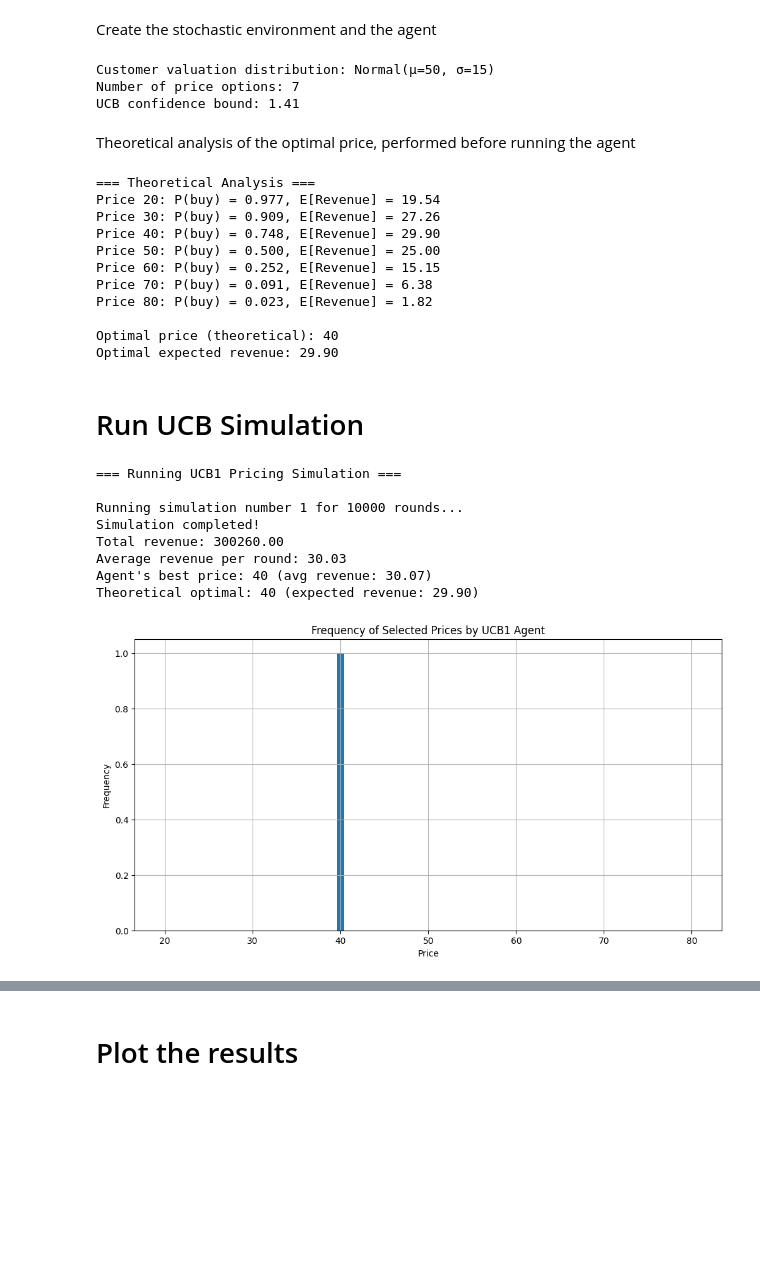
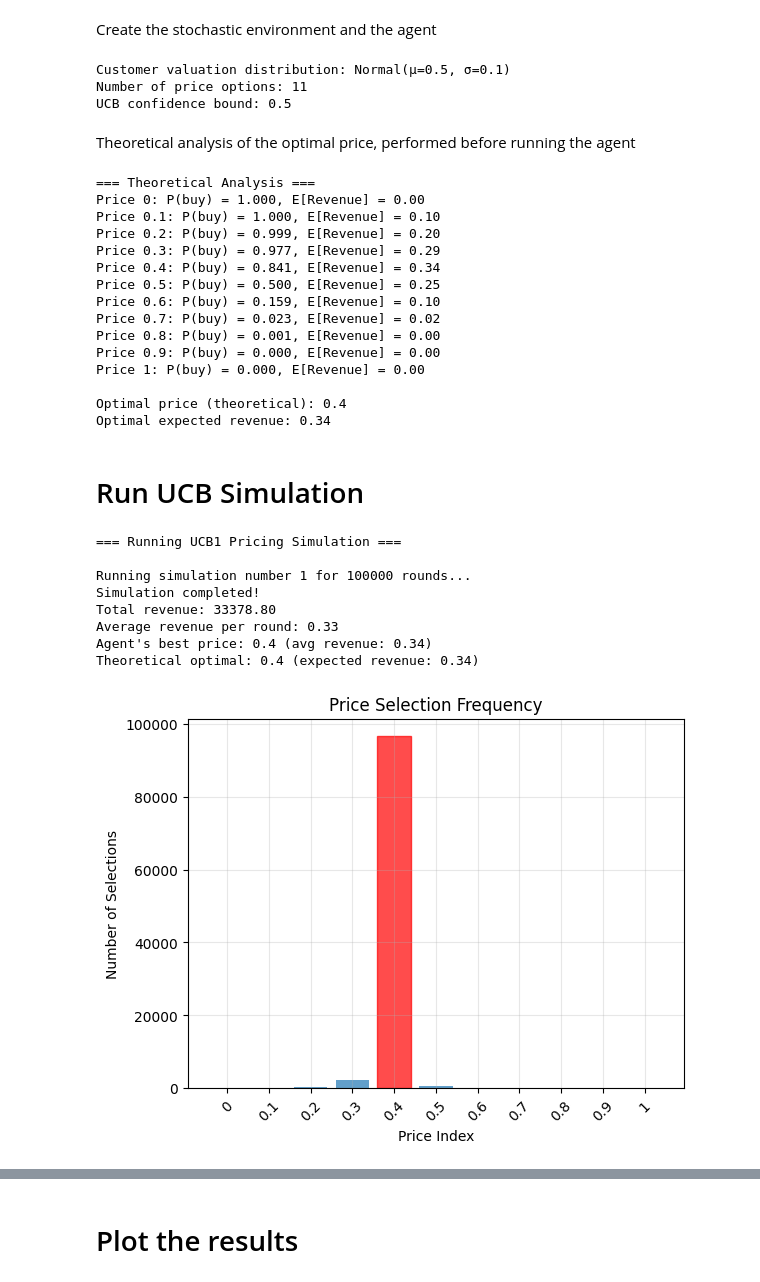
Before and after one commit to Filippo-Galli/Online-Learning-Application-project, a Jupyter notebook: 1_single_prod_stoc/main.ipynb, the cells around one changed output, grey strips where cells are left out. Drawn from its saved outputs; the diff is of its cells as text; code cells hidden in the pictures; blank space fills up the shorter version.

Commit message:
Task1 completato
Ho messo i prezzi tra 0 e 1 e tolto il demand noise, ma semplicemente fatto sampling della valuation tutte le volte come si farà anche nei task successivi

```diff
--- a/1_single_prod_stoc/main.ipynb
+++ b/1_single_prod_stoc/main.ipynb
@@ -43,10 +43,15 @@ class StochasticPricingEnvironment:
         Simulate one pricing round.
         Returns: (sale_made, revenue)
         """
+        # Draw a random customer valuation from the distribution
+        valuation = self.valuation_dist.rvs()
 
-        prob = self.demand_probability(price)
-        sale_made = np.random.binomial(1, prob)
+        # Customer purchases if their valuation >= price
+        sale_made = 1 if valuation >= price else 0
+
+        # Revenue is price if sale was made, 0 otherwise
         revenue = sale_made * price
+
         return sale_made, revenue
 # %% [markdown]
 # Agent
@@ -116,8 +121,8 @@ Create the stochastic environment and the agent
 # %%
 # Environment Configuration
 env_config = {
-    'valuation_mean': 50,  # Average customer valuation
-    'valuation_std': 15,   # Standard deviation of customer valuations
+    'valuation_mean': 0.5,  # Average customer valuation
+    'valuation_std': 0.1,   # Standard deviation of customer valuations
     'demand_noise_std': 0  # Noise in demand probability
 }
 
@@ -126,9 +131,8 @@ valuation_dist = stats.norm(loc=env_config['valuation_mean'], scale=env_config['
 
 # Agent configuration
 agent_params = {
-    'confidence_bound': 1.41,  # UCB exploration parameter
-    #'prices': [20, 25, 30, 35, 40, 45, 50, 55, 60, 65, 70, 75, 80]
-    'prices': [20, 30, 40, 50, 60,70, 80]
+    'confidence_bound': 0.5,  # UCB exploration parameter
+    'prices': [0,0.1, 0.2, 0.3, 0.4, 0.5,0.6,0.7,0.8,0.9,1]
 }
 
 print(f"Customer valuation distribution: Normal(μ={env_config['valuation_mean']}, σ={env_config['valuation_std']})")
@@ -138,9 +142,9 @@ print(f"UCB confidence bound: {agent_params['confidence_bound']}")
 # set random seed for reproducibility
 np.random.seed(42)
 # %% [output]
-Customer valuation distribution: Normal(μ=50, σ=15)
-Number of price options: 7
-UCB confidence bound: 1.41
+Customer valuation distribution: Normal(μ=0.5, σ=0.1)
+Number of price options: 11
+UCB confidence bound: 0.5
 # %% [markdown]
 Theoretical analysis of the optimal price, performed before running the agent
 # %%
@@ -154,7 +158,7 @@ for price in agent_params['prices']:
     demand_prob = 1 - valuation_dist.cdf(price)
     expected_revenue = price * demand_prob
     theoretical_revenues.append(expected_revenue)
-    print(f"Price {price:2d}: P(buy) = {demand_prob:.3f}, E[Revenue] = {expected_revenue:.2f}")
+    print(f"Price {price:}: P(buy) = {demand_prob:.3f}, E[Revenue] = {expected_revenue:.2f}")
 
 # Find the optimal price theoretically
 optimal_idx = np.argmax(theoretical_revenues)
@@ -173,23 +177,27 @@ optimal_info = {
 }
 # %% [output]
 === Theoretical Analysis ===
-Price 20: P(buy) = 0.977, E[Revenue] = 19.54
-Price 30: P(buy) = 0.909, E[Revenue] = 27.26
-Price 40: P(buy) = 0.748, E[Revenue] = 29.90
-Price 50: P(buy) = 0.500, E[Revenue] = 25.00
-Price 60: P(buy) = 0.252, E[Revenue] = 15.15
-Price 70: P(buy) = 0.091, E[Revenue] = 6.38
-Price 80: P(buy) = 0.023, E[Revenue] = 1.82
+Price 0: P(buy) = 1.000, E[Revenue] = 0.00
+Price 0.1: P(buy) = 1.000, E[Revenue] = 0.10
+Price 0.2: P(buy) = 0.999, E[Revenue] = 0.20
+Price 0.3: P(buy) = 0.977, E[Revenue] = 0.29
+Price 0.4: P(buy) = 0.841, E[Revenue] = 0.34
+Price 0.5: P(buy) = 0.500, E[Revenue] = 0.25
+Price 0.6: P(buy) = 0.159, E[Revenue] = 0.10
+Price 0.7: P(buy) = 0.023, E[Revenue] = 0.02
+Price 0.8: P(buy) = 0.001, E[Revenue] = 0.00
+Price 0.9: P(buy) = 0.000, E[Revenue] = 0.00
+Price 1: P(buy) = 0.000, E[Revenue] = 0.00
 
-Optimal price (theoretical): 40
-Optimal expected revenue: 29.90
+Optimal price (theoretical): 0.4
+Optimal expected revenue: 0.34
 # %% [markdown]
 # Run UCB Simulation
 # %%
 # Run UCB1 Pricing Simulation
 print("\n=== Running UCB1 Pricing Simulation ===")
 
-T = 10000  # Number of rounds
+T = 100000  # Number of rounds
 selected_prices = []
 revenues = []
 sales = []
@@ -221,48 +229,48 @@ for sim in range(n_simulations):
 
         # Agent updates its statistics
         agent.update(sale_made, revenue)
 
         # Record results
         selected_prices.append(price)
         revenues.append(revenue)
         sales.append(sale_made)
         total_revenue += revenue
         cumulative_revenue.append(total_revenue)
 
         # Print progress every 100 rounds
         # if (t + 1) % 100 == 0:
         #     avg_revenue = total_revenue / (t + 1)
         #     print(f"Round {t+1:4d}: Avg Revenue = {avg_revenue:.2f}, Current Price = {price}")
 
     print(f"Simulation completed!")
     print(f"Total revenue: {total_revenue:.2f}")
     print(f"Average revenue per round: {total_revenue/T:.2f}")
 
     # Agent's final statistics
     best_price, best_avg_revenue = agent.get_best_price()
     best_prices.append(best_price)
     print(f"Agent's best price: {best_price} (avg revenue: {best_avg_revenue:.2f})")
     print(f"Theoretical optimal: {optimal_price} (expected revenue: {optimal_revenue:.2f})")
 
-# Plot the selected prices frequency
-best_price_counts = np.bincount([agent_params['prices'].index(p) for p in best_prices], minlength=len(agent_params['prices']))
-plt.figure(figsize=(12, 6))
-plt.bar(agent_params['prices'], best_price_counts)
-plt.title('Frequency of Selected Prices by UCB1 Agent')
-plt.xlabel('Price')
-plt.ylabel('Frequency')
-plt.grid()
-plt.show()
+
+price_counts = np.bincount([agent_params['prices'].index(p) for p in selected_prices], minlength=len(agent_params['prices']))
+bars = plt.bar(range(len(agent_params['prices'])), price_counts, alpha=0.7)
+bars[optimal_idx].set_color('red')  # Highlight optimal price
+plt.xlabel('Price Index')
+plt.ylabel('Number of Selections')
+plt.title('Price Selection Frequency')
+plt.xticks(range(len(agent_params['prices'])), [f'{p}' for p in agent_params['prices']], rotation=45)
+plt.grid(True, alpha=0.3)
 # %% [output]
 === Running UCB1 Pricing Simulation ===
 
-Running simulation number 1 for 10000 rounds...
+Running simulation number 1 for 100000 rounds...
 Simulation completed!
-Total revenue: 300260.00
-Average revenue per round: 30.03
-Agent's best price: 40 (avg revenue: 30.07)
-Theoretical optimal: 40 (expected revenue: 29.90)
+Total revenue: 33378.80
+Average revenue per round: 0.33
+Agent's best price: 0.4 (avg revenue: 0.34)
+Theoretical optimal: 0.4 (expected revenue: 0.34)
-[figure, old version]
+[figure, new version]
 # %%
 # Performance Analysis
 print("\n=== Performance Analysis ===")
```
Also changed, not shown: parts of 3 cells of this notebook.
